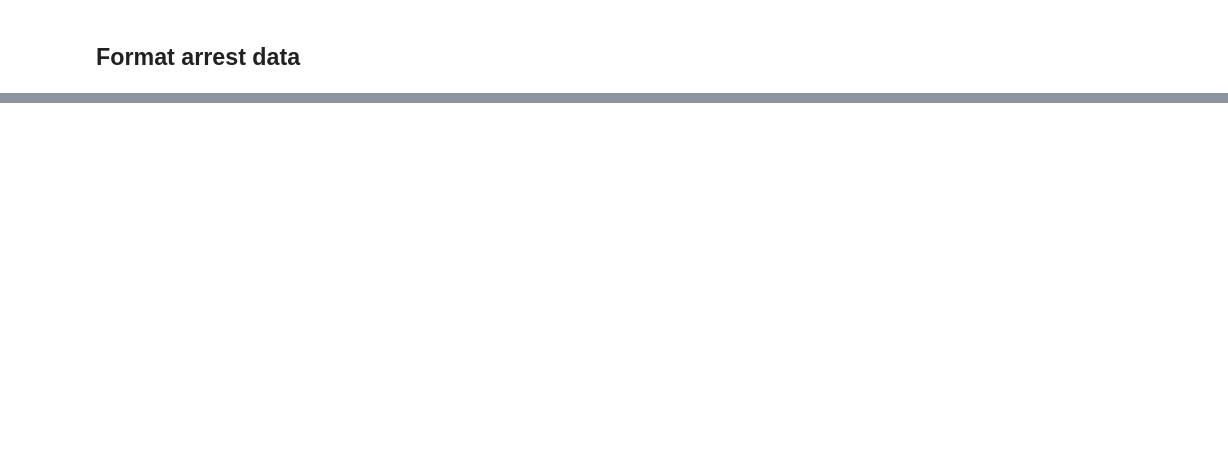
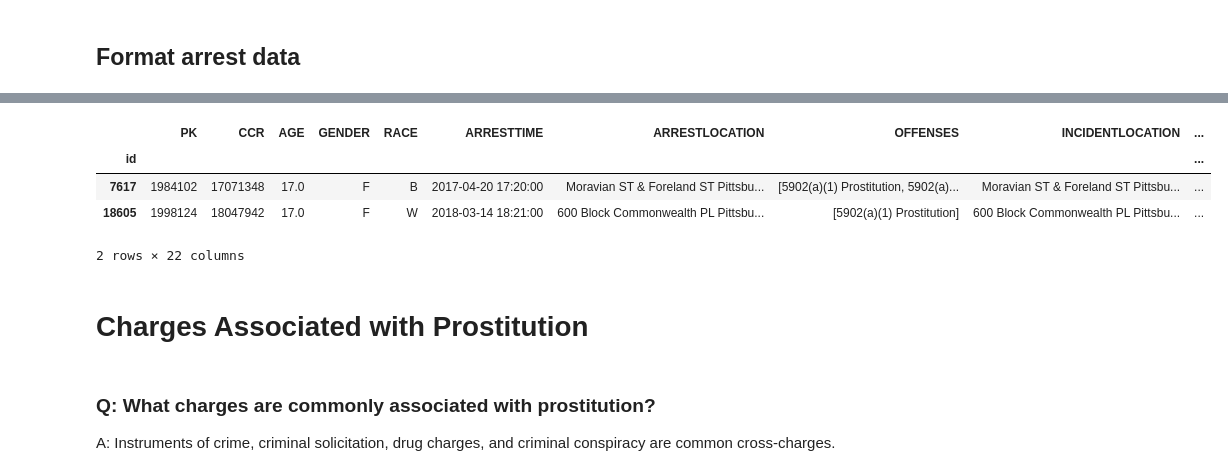
Before and after one commit to moates/pghSWArrests, a Jupyter notebook: arrest_data_analysis.ipynb, the cells around one changed output, grey strips where cells are left out. Saved outputs shown, nothing was run; the diff lists cells and outputs as text; code cells hidden in the pictures; blank space fills up the shorter version.

```diff
--- a/arrest_data_analysis.ipynb
+++ b/arrest_data_analysis.ipynb
@@ -163,0 +123,13 @@ possible_charges <- str_c("5902(a)", "5902(b)", "5902(c)", "5902(d)", "5902 (a)"
+# %%
+## Convert date format
+data.ARRESTTIME = pd.to_datetime(data.ARRESTTIME)
+
+## Add year & month column for convenience
+data["YEAR"] = data.ARRESTTIME.dt.year
+data["MONTH"] = data.ARRESTTIME.dt.month
+
+## Covnert offense string to list
+data.OFFENSES = data.OFFENSES.apply(lambda offs: [off.strip() for off in offs.split(" / ")])
+# %%
+## Fill missing values with NaN
+data.AGE = data.AGE.replace(0.0, np.nan)
@@ -163,0 +156,8 @@ possible_charges <- str_c("5902(a)", "5902(b)", "5902(c)", "5902(d)", "5902 (a)"
+# %%
+start_date = "2013-01-01"
+#end_date = "2019-01-01"
+end_date = pd.Timestamp.today()
+
+data = data.loc[(data.ARRESTTIME > start_date) & (data.ARRESTTIME < end_date)]
+output = data.loc[data.ISPROVIDER][["YEAR"]]
+pd.DataFrame(output.value_counts(sort=False))
@@ -163,0 +177,3 @@ possible_charges <- str_c("5902(a)", "5902(b)", "5902(c)", "5902(d)", "5902 (a)"
+# %%
+providers = data.loc[data.ISPROVIDER]
+providers.AGE.value_counts(bins=6, sort=False, dropna=False)
@@ -163,0 +201,14 @@ possible_charges <- str_c("5902(a)", "5902(b)", "5902(c)", "5902(d)", "5902 (a)"
+# %%
+## Under 18?
+providers.loc[providers.AGE < 18]
+# %% [output]
+|  | PK | CCR | AGE | GENDER | RACE | ARRESTTIME | ARRESTLOCATION | OFFENSES | INCIDENTLOCATION | ... |
+| id |  |  |  |  |  |  |  |  |  | ... |
+| 7617 | 1984102 | 17071348 | 17.0 | F | B | 2017-04-20 17:20:00 | Moravian ST & Foreland ST Pittsbu... | [5902(a)(1) Prostitution, 5902(a)... | Moravian ST & Foreland ST Pittsbu... | ... |
+| 18605 | 1998124 | 18047942 | 17.0 | F | W | 2018-03-14 18:21:00 | 600 Block Commonwealth PL Pittsbu... | [5902(a)(1) Prostitution] | 600 Block Commonwealth PL Pittsbu... | ... |
+2 rows × 22 columns
+# %% [markdown]
+# Charges Associated with Prostitution
+# %% [markdown]
+### Q: What charges are commonly associated with prostitution?
+A: Instruments of crime, criminal solicitation, drug charges, and criminal conspiracy are common cross-charges.
```
Also changed, not shown: parts of 30 cells of this notebook.
